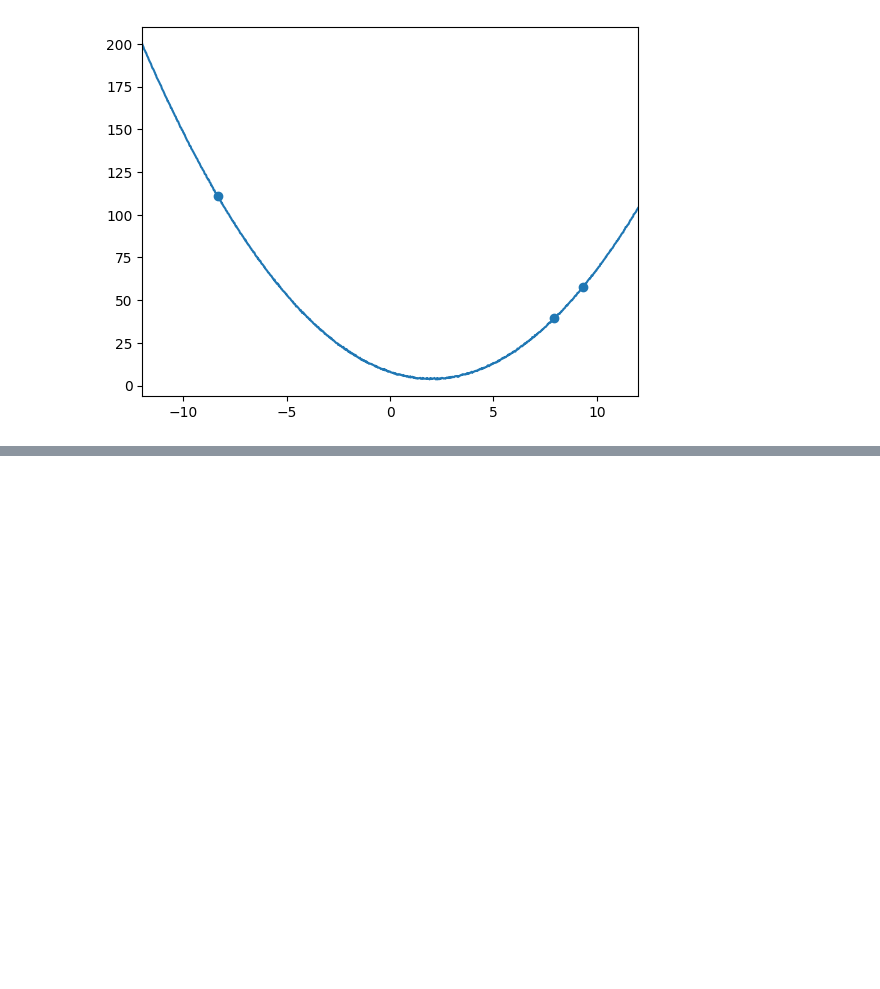
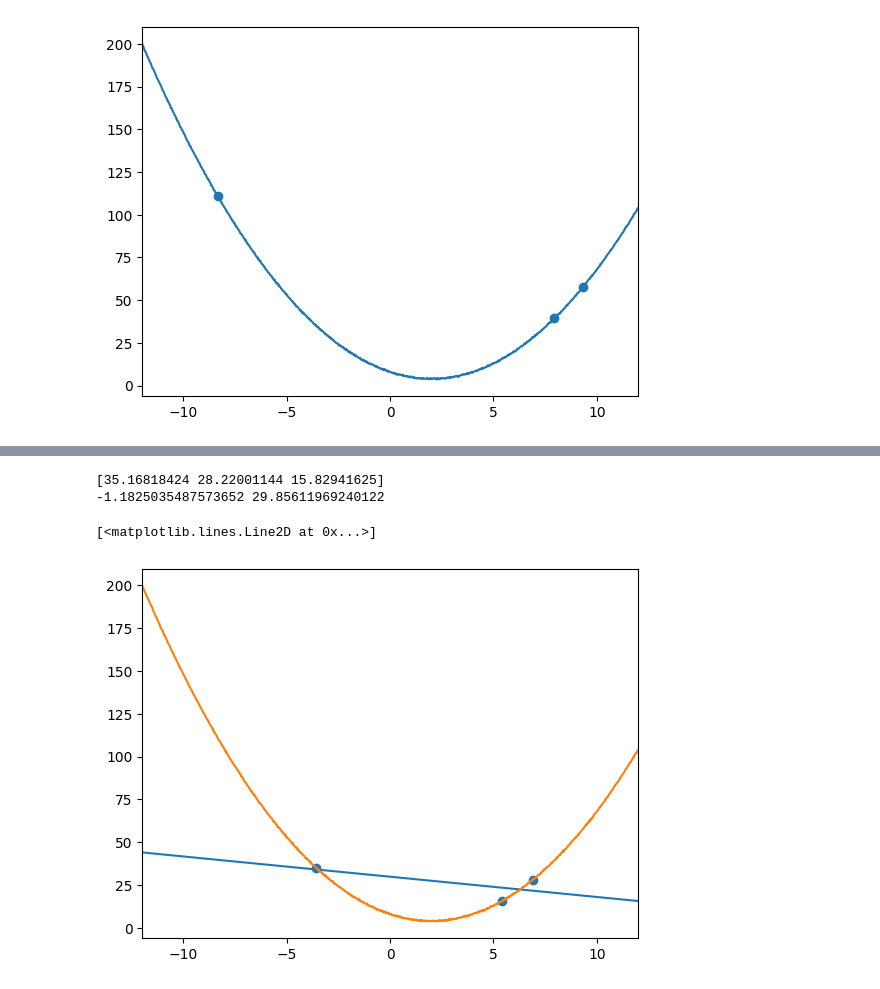
Before and after one commit to Bapi2X22/Data_Science_Assignment, a Jupyter notebook: My_Code.ipynb, the cells around one changed output, grey strips where cells are left out. Drawn from its saved outputs; the diff is of its cells as text; code cells hidden in the pictures; blank space fills up the shorter version.

```diff
--- a/My_Code.ipynb
+++ b/My_Code.ipynb
@@ -52,0 +89,27 @@ plt.plot(x,fnc(x,1000))
+# %%
+from scipy.optimize import minimize
+
+n_dataset = 1
+b_list = []
+for i in range(n_dataset):
+    xl = np.random.uniform(-10,10,3)
+    yl = fnc(xl,3)
+    def mse(params):
+        a,b = params
+        return np.sum((yl-((a*xl)+b))**2)/3
+    initial_guess = [0, 0]
+    result = minimize(mse, initial_guess)
+    a_opt = result.x[0]
+    b_opt = result.x[1]
+    print(yl)
+    print (a_opt,b_opt)
+
+plt.scatter(xl,yl)
+plt.xlim(-12,12)
+plt.plot(x,(a_opt*x+b_opt))
+plt.plot(x,fnc(x,1000))
+# %% [output]
+[35.16818424 28.22001144 15.82941625]
+-1.1825035487573652 29.85611969240122
+[<matplotlib.lines.Line2D at 0x...>]
+[figure, added]
```
Also changed, not shown: parts of 7 cells of this notebook, 1 other file.
